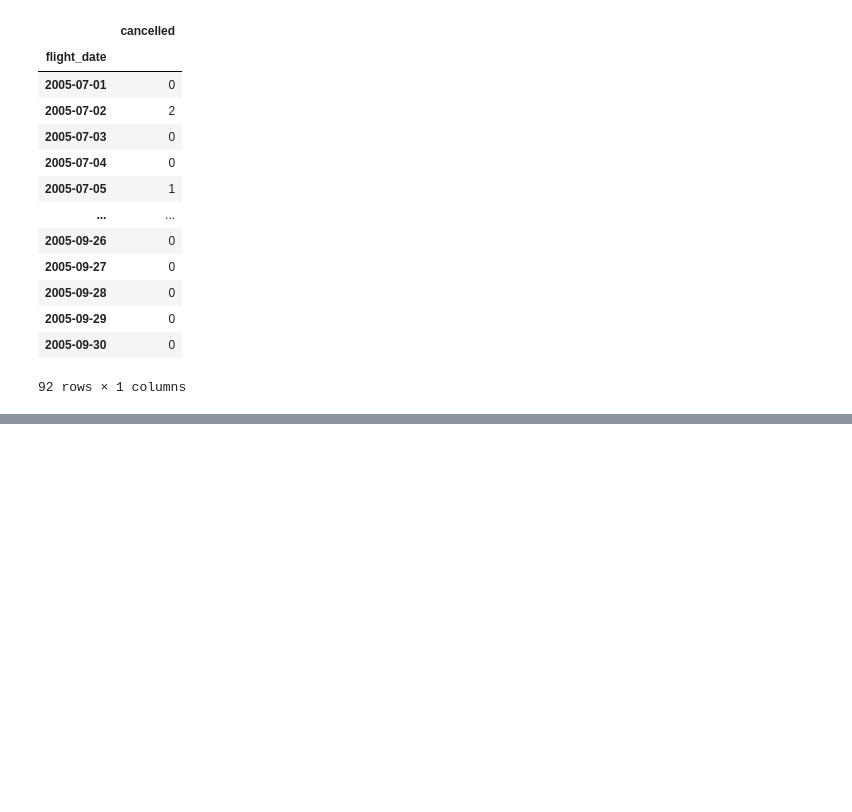
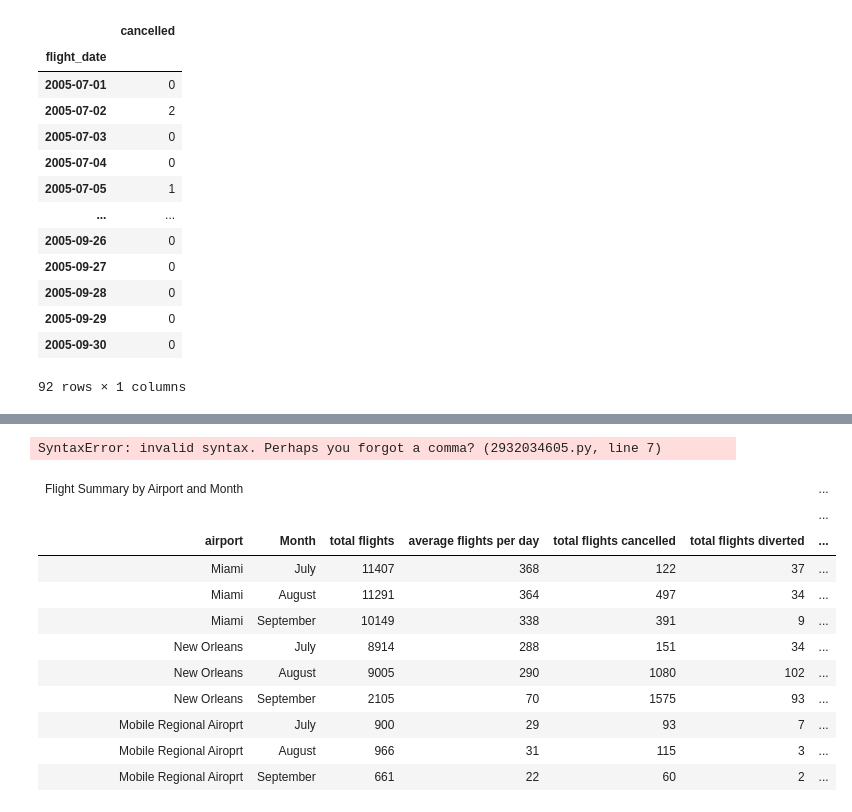
Before and after one commit to jonasvyma/below_zero, a Jupyter notebook: pavel/flights_visualization.ipynb, the cells around one changed output, grey strips where cells are left out. Cells and saved outputs as stored; diff of their text form; code cells hidden in the pictures; blank space fills up the shorter version.

```diff
--- a/pavel/flights_visualization.ipynb
+++ b/pavel/flights_visualization.ipynb
@@ -228,0 +260,3 @@ plt.show()
+# %%
+table= pd.read_csv('/Users/pavelpavlov/Desktop/gaussian_peppers/below_zero/pavel/data/FLights Data - Sheet1-2.csv')
+table
@@ -228,0 +297,28 @@ plt.show()
+# %%
+# Create a Great Table instance
+gt = GT(table)
+
+# Optionally add a title and subtitle
+gt = gt.tab_header(
+    title="Flight Summary by Airport and Month",
+    subtitle=""
+style=style.text(weight='bold'),
+    locations=loc.header()
+)
+# %% [output]
+SyntaxError: invalid syntax. Perhaps you forgot a comma? (2932034605.py, line 7)
+# %%
+gt
+# %% [output]
+| Flight Summary by Airport and Month |  |  |  |  |  | ... |
+|  |  |  |  |  |  | ... |
+| airport | Month | total flights | average flights per day | total flights cancelled | total flights diverted | ... |
+| Miami | July | 11407 | 368 | 122 | 37 | ... |
+| Miami | August | 11291 | 364 | 497 | 34 | ... |
+| Miami | September | 10149 | 338 | 391 | 9 | ... |
+| New Orleans | July | 8914 | 288 | 151 | 34 | ... |
+| New Orleans | August | 9005 | 290 | 1080 | 102 | ... |
+| New Orleans | September | 2105 | 70 | 1575 | 93 | ... |
+| Mobile Regional Airoprt | July | 900 | 29 | 93 | 7 | ... |
+| Mobile Regional Airoprt | August | 966 | 31 | 115 | 3 | ... |
+| Mobile Regional Airoprt | September | 661 | 22 | 60 | 2 | ... |
```
Also changed, not shown: parts of 7 cells of this notebook.
